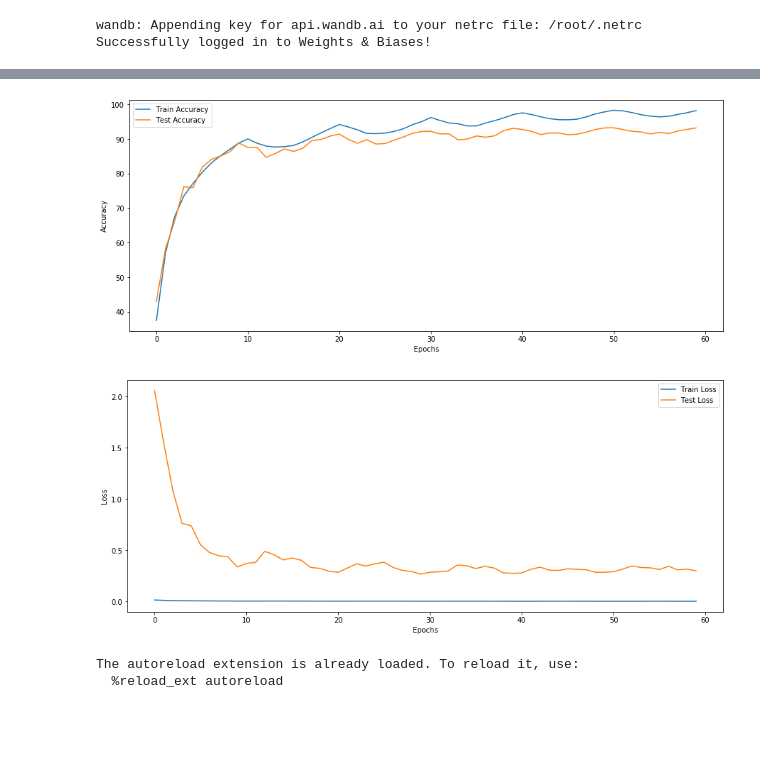
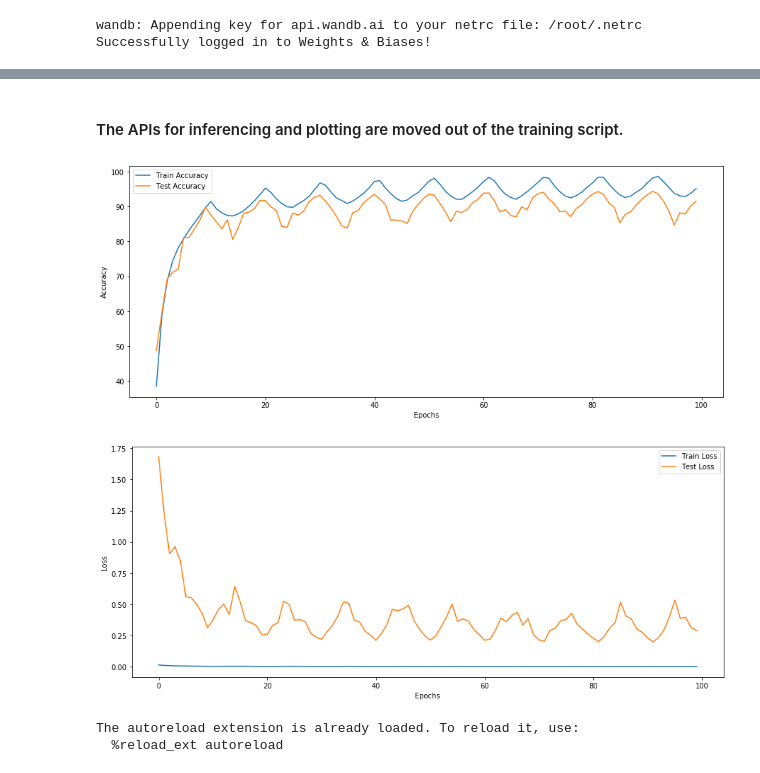
Before and after one commit to rajy4683/S8EVA4, a Jupyter notebook: S8EVA4_SingleScript3.ipynb, the cells around one changed output, grey strips where cells are left out. Saved outputs shown, nothing was run; the diff lists cells and outputs as text; code cells hidden in the pictures; blank space fills up the shorter version.

```diff
--- a/S8EVA4_SingleScript3.ipynb
+++ b/S8EVA4_SingleScript3.ipynb
@@ -130,3 +112,5 @@ wandb: Synced pleasant-smoke-799: https://app.wandb.ai/rajy4683/news5/runs/zax25
+# %% [markdown]
+#### The APIs for inferencing and plotting are moved out of the training script.
 # %%
 from RekogNizer import traintest
 from RekogNizer import logger
@@ -138,25 +122,25 @@ import pandas as pd
 import numpy as np
 import torch
 # %%
-run_list = ['rajy4683/news5/runs/2jx1c1ts', 'rajy4683/news5/runs/zax251ho']
+run_list = ['rajy4683/news5/runs/mfwas4hp']
 runs_df = logger.get_wandb_dataframes(run_list=run_list)#(project="rajy4683/news5",count=1)
 new_df = pd.DataFrame().append(runs_df)
 
 
 fileutils.plot_graphs([new_df],
             ['Train Accuracy', 'Test Accuracy'],
             columns=['Train Accuracy', 'Test Accuracy'],
             xlabel="Epochs",
             ylabel="Accuracy")
 
 fileutils.plot_graphs([new_df],
             ['Train Loss', 'Test Loss'],
             columns=['Train Loss', 'Test Loss'],
             xlabel="Epochs",
             ylabel="Loss")
 # %% [output]
-[figure, old version]
+[figure, new version]
-[figure, old version]
+[figure, new version]
 # %%
 %load_ext autoreload
 %autoreload 2
```
Also changed, not shown: parts of 9 cells of this notebook.
